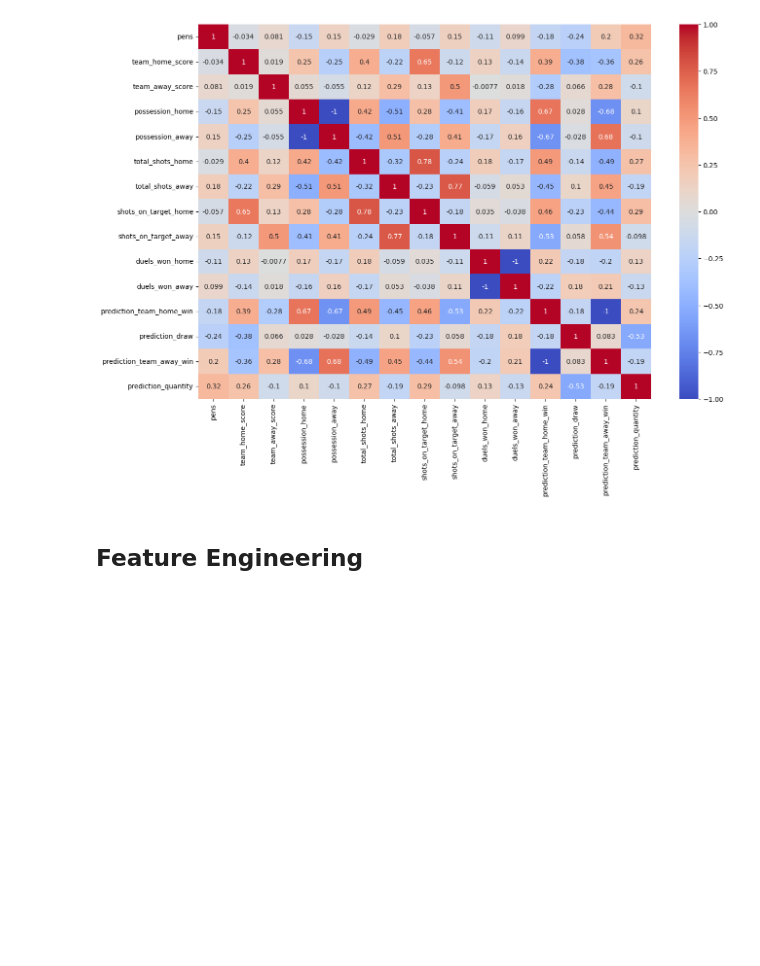
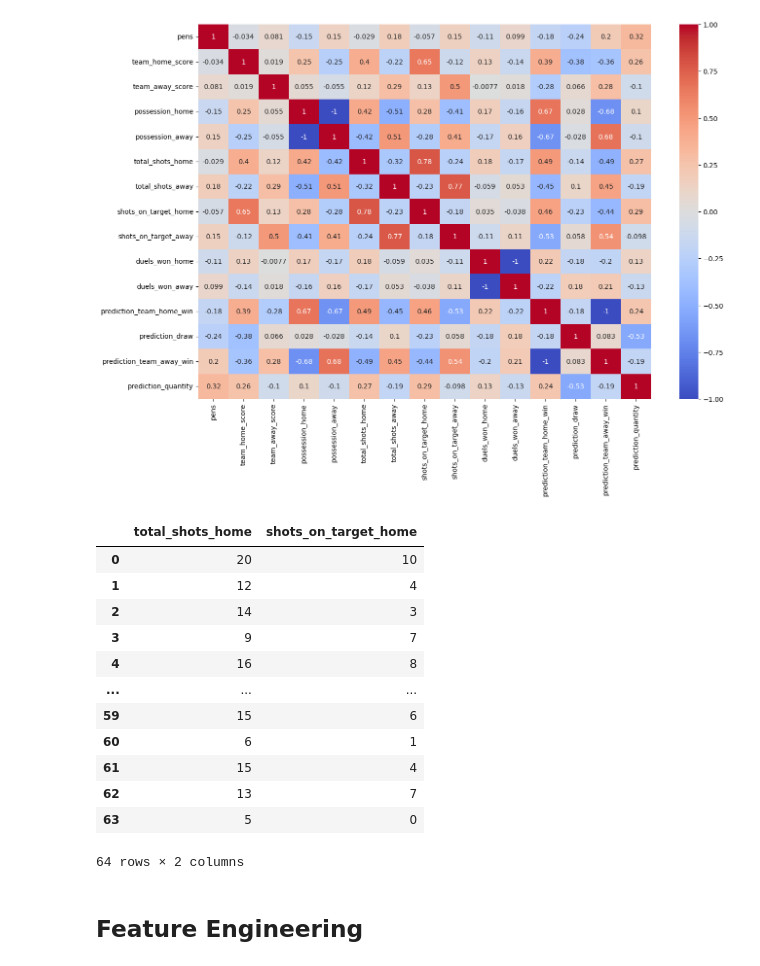
Before and after one commit to caiocmb7/projetos, a Jupyter notebook: ML&AI/world cup 2022/worldcup_eda.ipynb, the cells around one changed output. Cells and saved outputs as stored; diff of their text form; code cells hidden in the pictures; blank space fills up the shorter version.

```diff
--- a/ML&AI/world cup 2022/worldcup_eda.ipynb
+++ b/ML&AI/world cup 2022/worldcup_eda.ipynb
@@ -120,6 +120,22 @@ sns.heatmap(corr, annot=True, cmap="coolwarm")
 # %% [output]
 <AxesSubplot: >
 [figure]
+# %%
+df[["total_shots_home", "shots_on_target_home"]]
+# %% [output]
+|  | total_shots_home | shots_on_target_home |
+| 0 | 20 | 10 |
+| 1 | 12 | 4 |
+| 2 | 14 | 3 |
+| 3 | 9 | 7 |
+| 4 | 16 | 8 |
+| ... | ... | ... |
+| 59 | 15 | 6 |
+| 60 | 6 | 1 |
+| 61 | 15 | 4 |
+| 62 | 13 | 7 |
+| 63 | 5 | 0 |
+64 rows × 2 columns
 # %% [markdown]
 ## Feature Engineering
 # %% [markdown]
```
